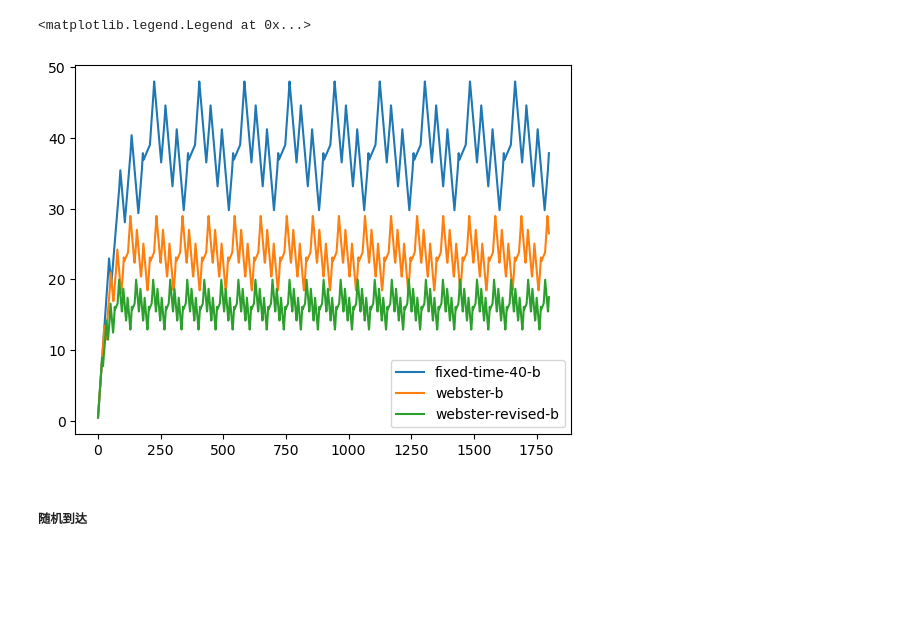
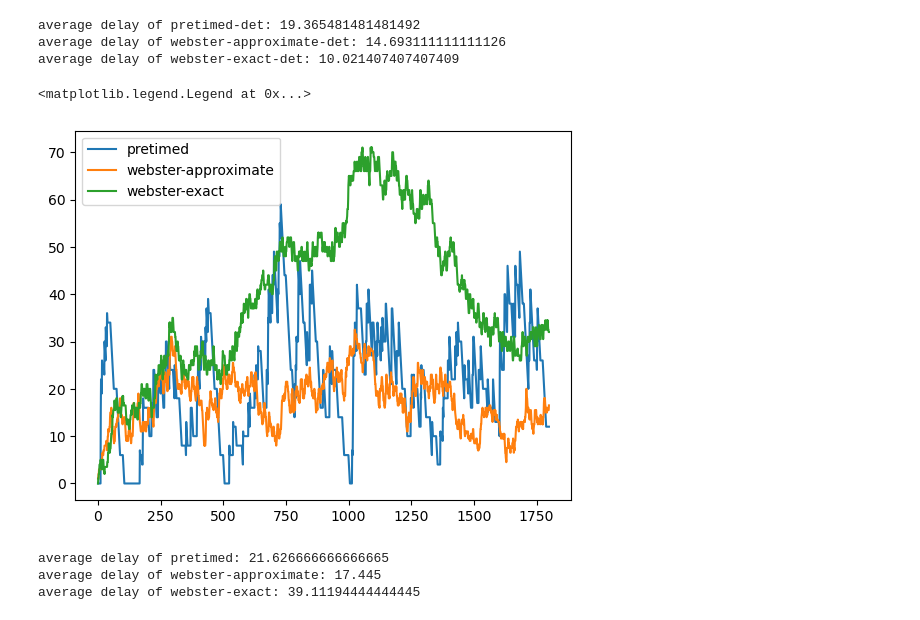
Before and after one commit to feng-jialong/RL-in-ATSC, a Jupyter notebook: exp1.ipynb, the cells around one changed output. Saved outputs shown, nothing was run; the diff lists cells and outputs as text; code cells hidden in the pictures; blank space fills up the shorter version.

```diff
--- a/exp1.ipynb
+++ b/exp1.ipynb
@@ -46,0 +63,12 @@ point_queue_model(id='webster-revised',phase_sequence=phase_sequence,q=q,s=s,sim
+# %%
+# delay visualization
+names = ['pretimed-det','webster-approximate-det','webster-exact-det']
+q_res = {}
+for name in names:
+    q_res[name] = np.load('./results/'+name+'.npy')
+
+fig,ax = plt.subplots()
+for name in names:
+    ax.plot(q_res[name].sum((-1,-2)),label=name)
+    # ax.plot(q_res[name][:,1,0],label=name)
+ax.legend()
@@ -47,17 +78,31 @@ point_queue_model(id='webster-revised',phase_sequence=phase_sequence,q=q,s=s,sim
+# %%
+# delay average
+for name in names:
+    print(f'average delay of '+name+': '+str(q_res[name].sum((-1,-2)).mean()))
+# %% [output]
+average delay of pretimed-det: 19.365481481481492
+average delay of webster-approximate-det: 14.693111111111126
+average delay of webster-exact-det: 10.021407407407409
 # %%
 # delay visualization
-names = ['fixed-time-40-b','webster-b','webster-revised-b']
+names = ['pretimed','webster-approximate','webster-exact']
 q_res = {}
 for name in names:
-    q_res[name] = np.load('./exp1/'+name+'.npy')
+    q_res[name] = np.load('./results/'+name+'.npy')
 
 fig,ax = plt.subplots()
 for name in names:
     ax.plot(q_res[name].sum((-1,-2)),label=name)
-    # ax.plot(q_res[name][:,1,:],label=name)
+    # ax.plot(q_res[name][:,1,0],label=name)
 ax.legend()
 # %% [output]
 <matplotlib.legend.Legend at 0x...>
-[figure, old version]
+[figure, new version]
-# %% [markdown]
-##### 随机到达
+# %%
+# delay average
+for name in names:
+    print(f'average delay of '+name+': '+str(q_res[name].sum((-1,-2)).mean()))
+# %% [output]
+average delay of pretimed: 21.626666666666665
+average delay of webster-approximate: 17.445
+average delay of webster-exact: 39.11194444444445
```
Also changed, not shown: parts of 12 cells of this notebook, 20 other files.
